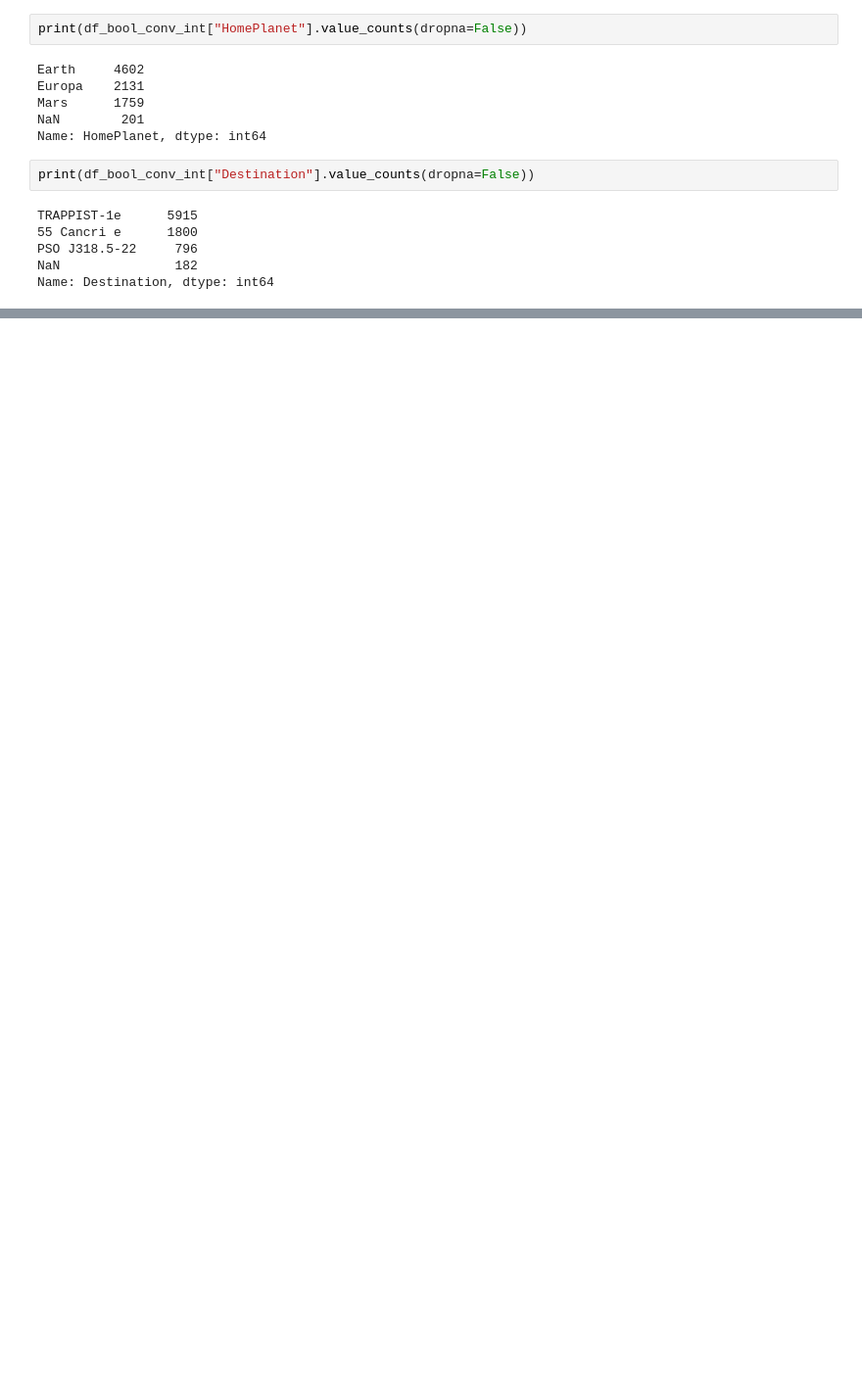
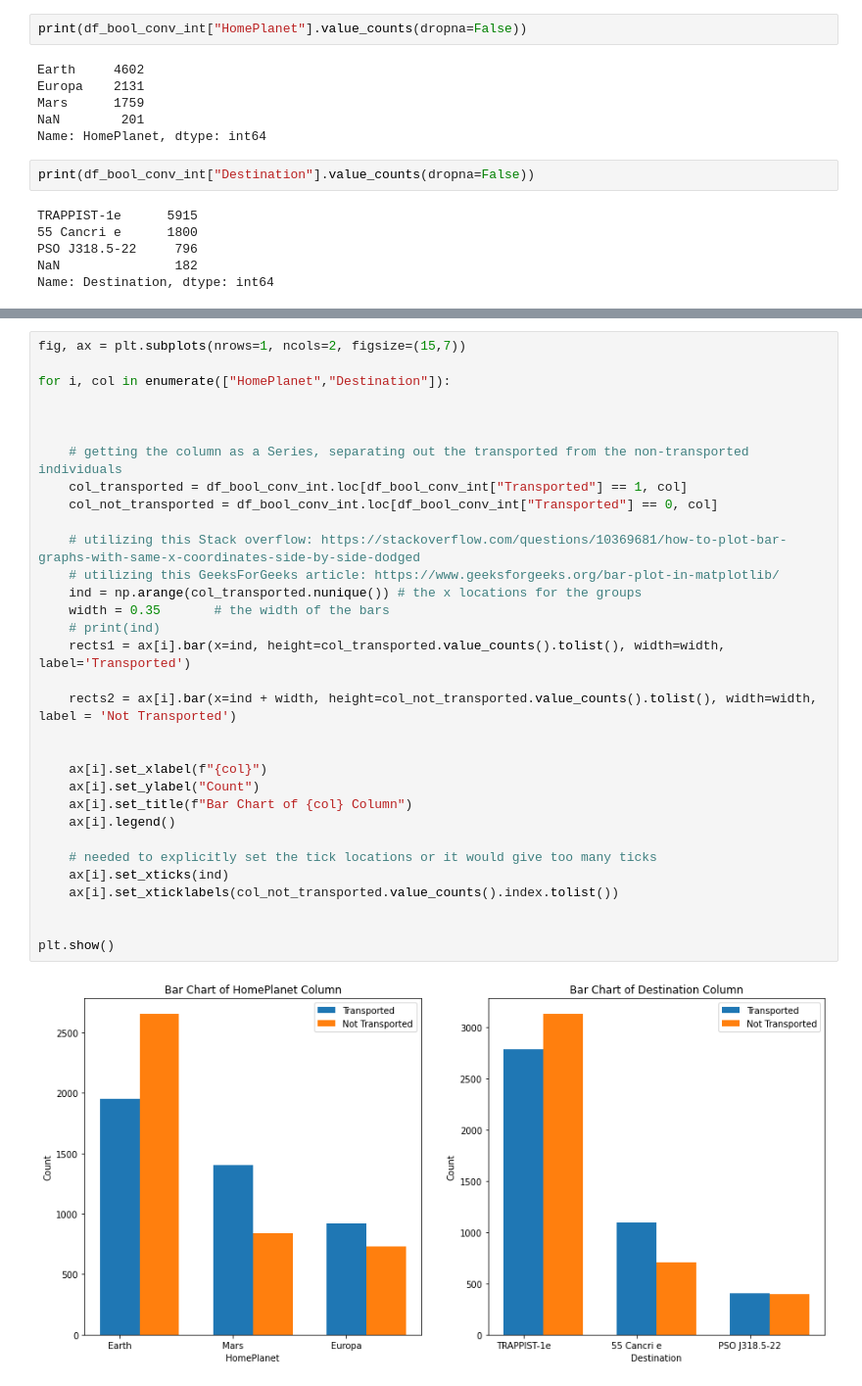
Before and after one commit to connorcapitolo/Spaceship-Titanic, a Jupyter notebook: spaceship_eda.ipynb, the cells around one changed output, grey strips where cells are left out. Shown at 98% size. Cells and saved outputs as stored; diff of their text form; blank space fills up the shorter version.

```diff
--- a/spaceship_eda.ipynb
+++ b/spaceship_eda.ipynb
@@ -256,0 +290,34 @@ Name: Destination, dtype: int64
+# %%
+fig, ax = plt.subplots(nrows=1, ncols=2, figsize=(15,7))
+
+for i, col in enumerate(["HomePlanet","Destination"]):
+
+
+
+    # getting the column as a Series, separating out the transported from the non-transported individuals
+    col_transported = df_bool_conv_int.loc[df_bool_conv_int["Transported"] == 1, col]
+    col_not_transported = df_bool_conv_int.loc[df_bool_conv_int["Transported"] == 0, col]
+
+    # utilizing this Stack overflow: https://stackoverflow.com/questions/10369681/how-to-plot-bar-graphs-with-same-x-coordinates-side-by-side-dodged
+    # utilizing this GeeksForGeeks article: https://www.geeksforgeeks.org/bar-plot-in-matplotlib/
+    ind = np.arange(col_transported.nunique()) # the x locations for the groups
+    width = 0.35       # the width of the bars
+    # print(ind)
+    rects1 = ax[i].bar(x=ind, height=col_transported.value_counts().tolist(), width=width, label='Transported')
+
+    rects2 = ax[i].bar(x=ind + width, height=col_not_transported.value_counts().tolist(), width=width, label = 'Not Transported')
+
+
+    ax[i].set_xlabel(f"{col}")
+    ax[i].set_ylabel("Count")
+    ax[i].set_title(f"Bar Chart of {col} Column")
+    ax[i].legend()
+
+    # needed to explicitly set the tick locations or it would give too many ticks
+    ax[i].set_xticks(ind)
+    ax[i].set_xticklabels(col_not_transported.value_counts().index.tolist())
+
+
+plt.show()
+# %% [output]
+[figure, added]
```
Also changed, not shown: parts of 13 cells of this notebook.
